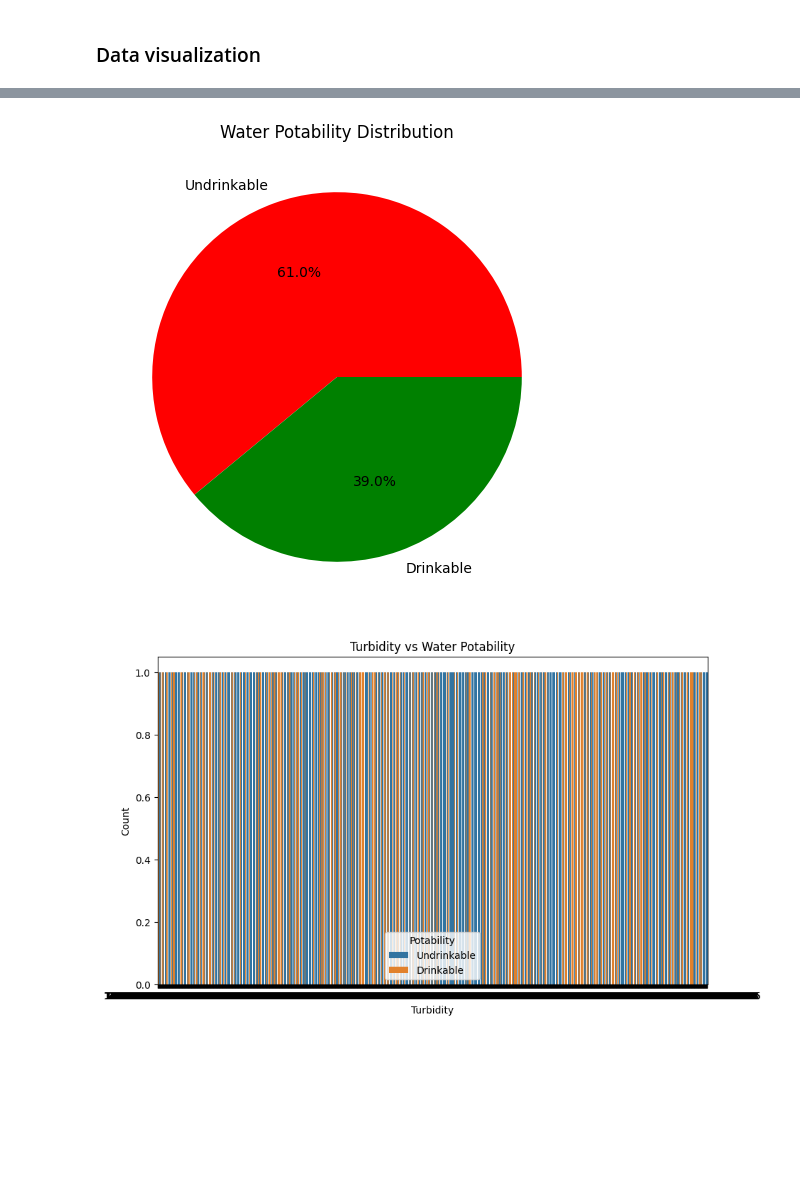
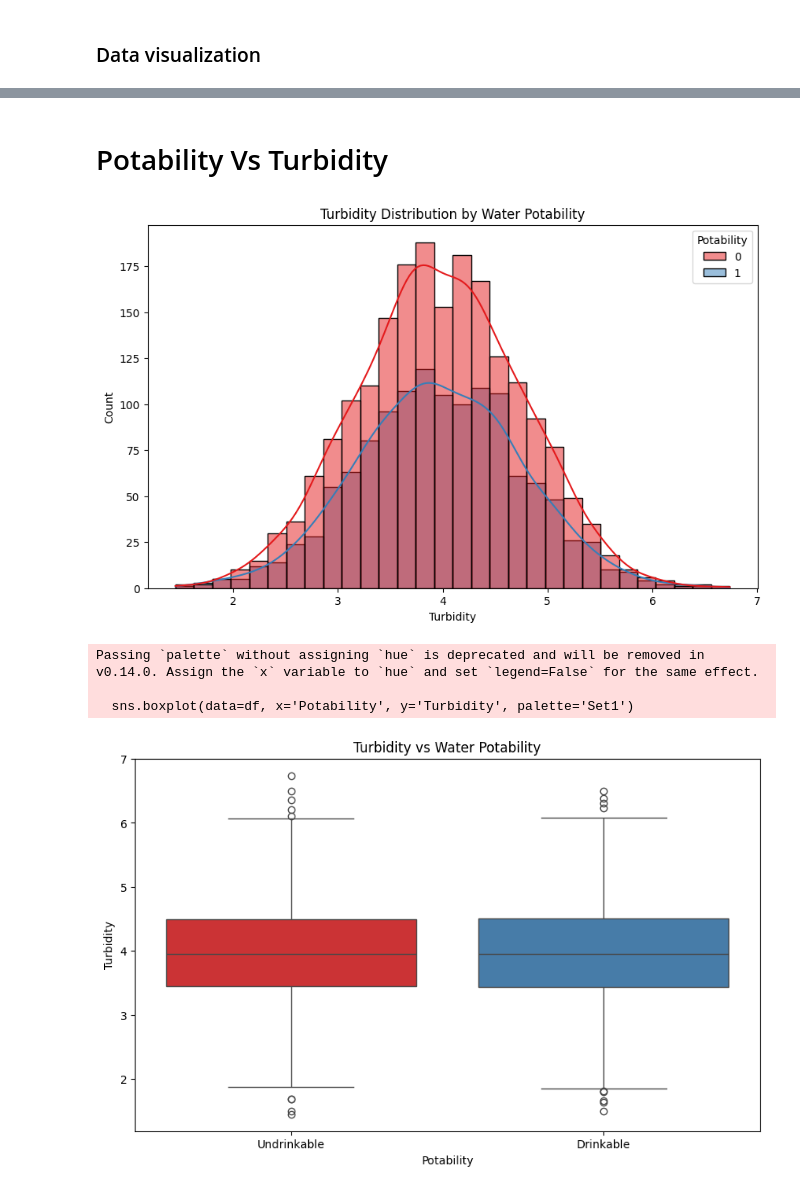
Before and after one commit to RifkyUtama/AI-Kelompok-4, a Jupyter notebook: rifkyganteng.ipynb, the cells around one changed output, grey strips where cells are left out. Drawn from its saved outputs; the diff is of its cells as text; code cells hidden in the pictures; blank space fills up the shorter version.

```diff
--- a/rifkyganteng.ipynb
+++ b/rifkyganteng.ipynb
@@ -235,30 +245,23 @@ Residual   779.437613  3274.0      NaN       NaN
+# %% [markdown]
+# Potability Vs Turbidity
 # %%
-
-# Pie chart untuk potabilitas air
-Turbidity_counts = df['Potability'].value_counts()
-plt.figure(figsize=(6, 6))
-plt.pie(Turbidity_counts, labels=['Undrinkable', 'Drinkable'], autopct='%1.1f%%', colors=['red', 'green'])
-plt.title('Water Potability Distribution')
+plt.figure(figsize=(10, 6))
+sns.histplot(data=df, x='Turbidity', hue='Potability', bins=30, kde=True, palette='Set1')
+plt.title('Turbidity Distribution by Water Potability')
+plt.xlabel('Turbidity')
+plt.ylabel('Count')
 plt.show()
 
-# Bar chart untuk menunjukkan tingkat kewaspadaan
 plt.figure(figsize=(10, 6))
-sns.countplot(data=df, x='Turbidity', hue='Potability')
+sns.boxplot(data=df, x='Potability', y='Turbidity', palette='Set1')
 plt.title('Turbidity vs Water Potability')
-plt.xlabel('Turbidity')
-plt.ylabel('Count')
-plt.legend(title='Potability', labels=['Undrinkable', 'Drinkable'])
+plt.xlabel('Potability')
+plt.ylabel('Turbidity')
+plt.xticks([0, 1], ['Undrinkable', 'Drinkable'])
 plt.show()
-
-
-# Scatter plot untuk menunjukkan hubungan antara Turbidity dan Potability
-plt.figure(figsize=(10, 6))
-sns.scatterplot(data=df, x='Turbidity', y='Potability', hue='Potability', palette='Set1')
-plt.title('Turbidity vs Potability')
-plt.xlabel('Turbidity')
-plt.ylabel('Potability')
-plt.yticks([0, 1], ['Undrinkable', 'Drinkable'])
-plt.show()
 # %% [output]
-[figure, old version]
+[figure, new version]
+Passing `palette` without assigning `hue` is deprecated and will be removed in v0.14.0. Assign the `x` variable to `hue` and set `legend=False` for the same effect.
+
+  sns.boxplot(data=df, x='Potability', y='Turbidity', palette='Set1')
-[figure, old version]
+[figure, new version]
```
Also changed, not shown: parts of 6 cells of this notebook.
